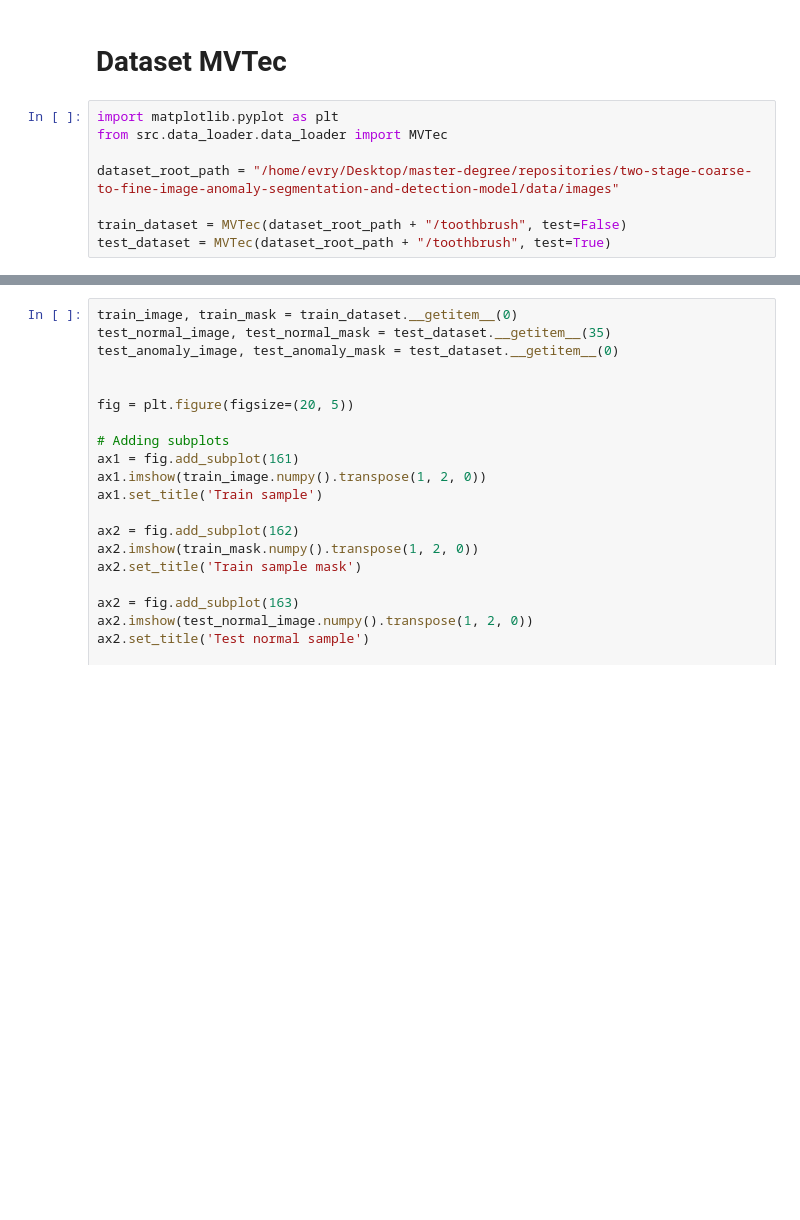
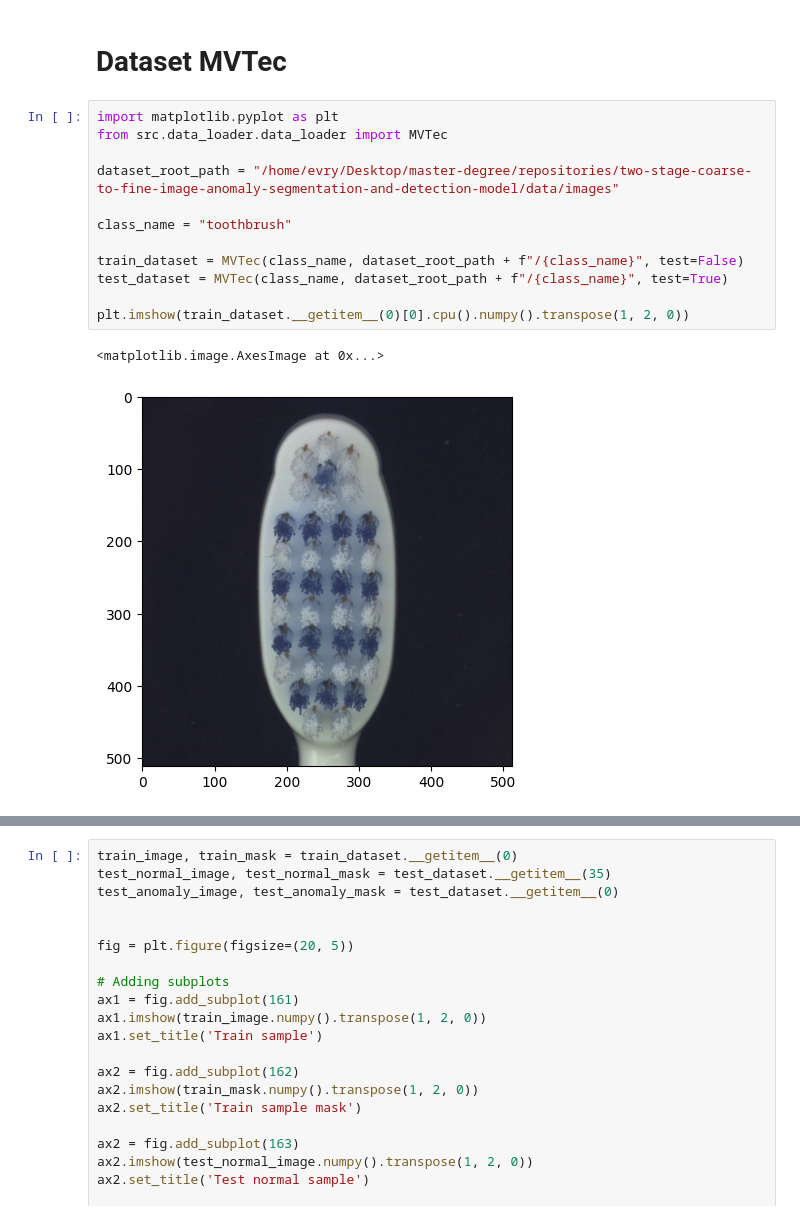
Before and after one commit to thiago-buarqque/projeto-2024.1, a Jupyter notebook: src/classes_tester.ipynb, the cells around one changed output, grey strips where cells are left out. Cells and saved outputs as stored; diff of their text form; blank space fills up the shorter version.

```diff
--- a/src/classes_tester.ipynb
+++ b/src/classes_tester.ipynb
@@ -3,8 +3,15 @@
 # %%
 import matplotlib.pyplot as plt
 from src.data_loader.data_loader import MVTec
 
 dataset_root_path = "/home/evry/Desktop/master-degree/repositories/two-stage-coarse-to-fine-image-anomaly-segmentation-and-detection-model/data/images"
 
-train_dataset = MVTec(dataset_root_path + "/toothbrush", test=False)
-test_dataset = MVTec(dataset_root_path + "/toothbrush", test=True)
+class_name = "toothbrush"
+
+train_dataset = MVTec(class_name, dataset_root_path + f"/{class_name}", test=False)
+test_dataset = MVTec(class_name, dataset_root_path + f"/{class_name}", test=True)
+
+plt.imshow(train_dataset.__getitem__(0)[0].cpu().numpy().transpose(1, 2, 0))
+# %% [output]
+<matplotlib.image.AxesImage at 0x...>
+[figure, added]
```
Also changed, not shown: parts of 2 cells of this notebook, 6 other files.
